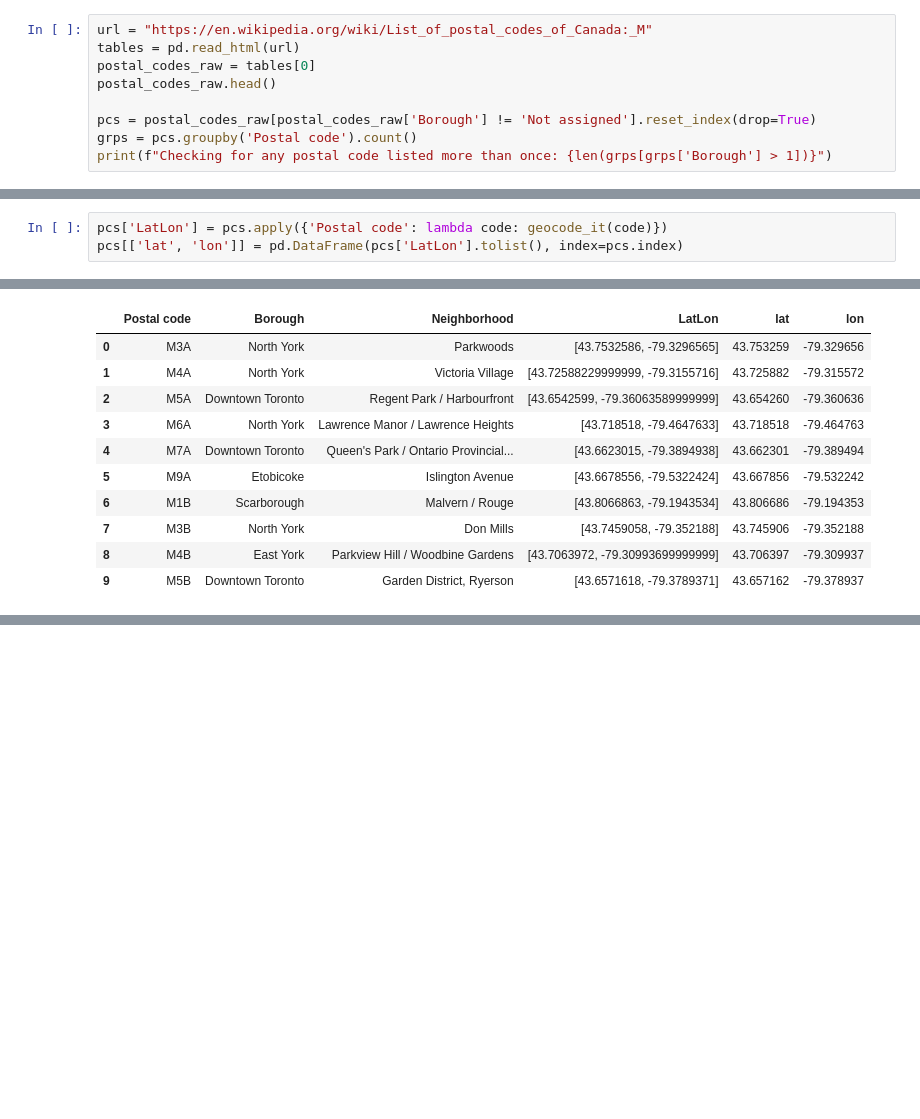
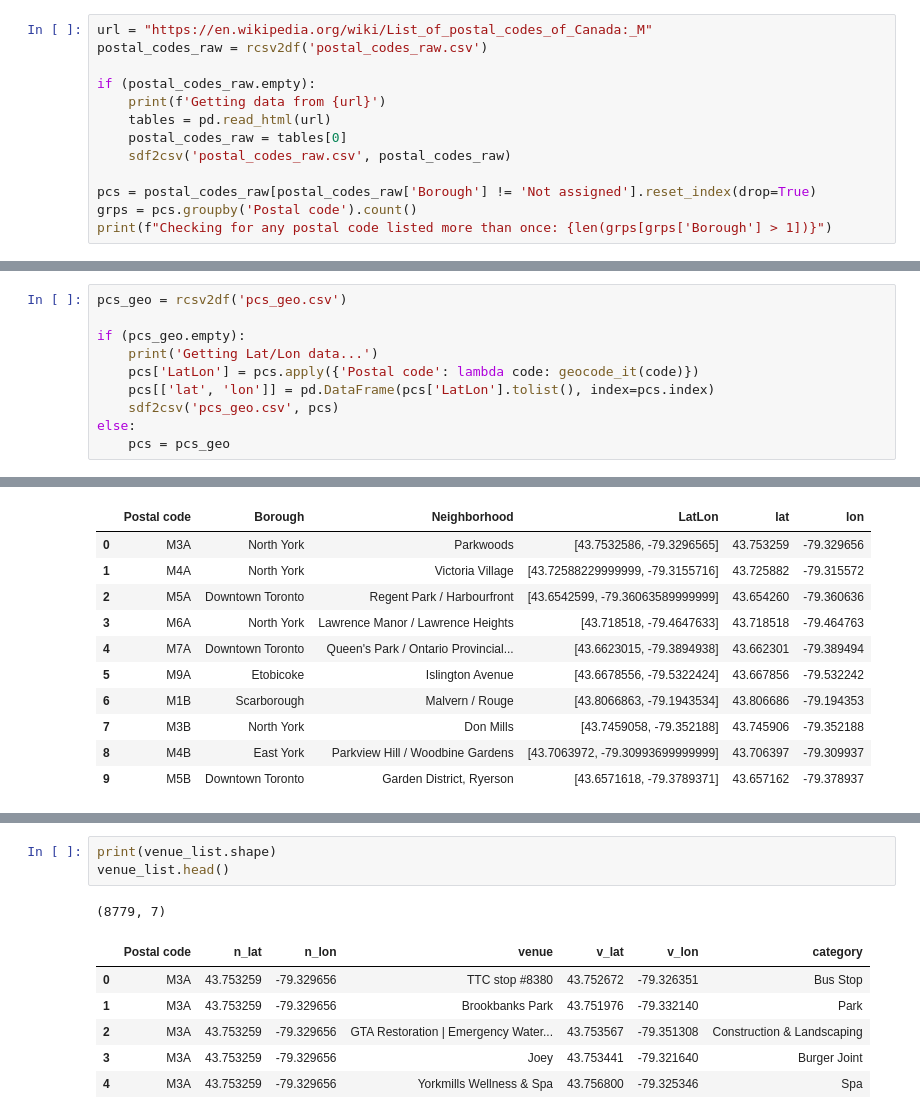
Before and after one commit to sthatcher1118/Coursera_Capstone, a Jupyter notebook: IBM Data Science: Applied Data Science Capstone.ipynb, the cells around one changed output, grey strips where cells are left out. Drawn from its saved outputs; the diff is of its cells as text; blank space fills up the shorter version.

```diff
--- a/IBM Data Science: Applied Data Science Capstone.ipynb
+++ b/IBM Data Science: Applied Data Science Capstone.ipynb
@@ -28,8 +173,12 @@ def geocode_it(postal_code):
 # %%
 url = "https://en.wikipedia.org/wiki/List_of_postal_codes_of_Canada:_M"
-tables = pd.read_html(url)
-postal_codes_raw = tables[0]
-postal_codes_raw.head()
+postal_codes_raw = rcsv2df('postal_codes_raw.csv')
+
+if (postal_codes_raw.empty):
+    print(f'Getting data from {url}')
+    tables = pd.read_html(url)
+    postal_codes_raw = tables[0]
+    sdf2csv('postal_codes_raw.csv', postal_codes_raw)
 
 pcs = postal_codes_raw[postal_codes_raw['Borough'] != 'Not assigned'].reset_index(drop=True)
 grps = pcs.groupby('Postal code').count()
@@ -60,3 +207,10 @@ Add Latitude and Longitude to the dataframe. First just add the coordinates as a
 # %%
-pcs['LatLon'] = pcs.apply({'Postal code': lambda code: geocode_it(code)})
-pcs[['lat', 'lon']] = pd.DataFrame(pcs['LatLon'].tolist(), index=pcs.index)
+pcs_geo = rcsv2df('pcs_geo.csv')
+
+if (pcs_geo.empty):
+    print('Getting Lat/Lon data...')
+    pcs['LatLon'] = pcs.apply({'Postal code': lambda code: geocode_it(code)})
+    pcs[['lat', 'lon']] = pd.DataFrame(pcs['LatLon'].tolist(), index=pcs.index)
+    sdf2csv('pcs_geo.csv', pcs)
+else:
+    pcs = pcs_geo
@@ -76,0 +267,11 @@ pcs.head(10)
+# %%
+print(venue_list.shape)
+venue_list.head()
+# %% [output]
+(8779, 7)
+|  | Postal code | n_lat | n_lon | venue | v_lat | v_lon | category |
+| 0 | M3A | 43.753259 | -79.329656 | TTC stop #8380 | 43.752672 | -79.326351 | Bus Stop |
+| 1 | M3A | 43.753259 | -79.329656 | Brookbanks Park | 43.751976 | -79.332140 | Park |
+| 2 | M3A | 43.753259 | -79.329656 | GTA Restoration | Emergency Water... | 43.753567 | -79.351308 | Construction & Landscaping |
+| 3 | M3A | 43.753259 | -79.329656 | Joey | 43.753441 | -79.321640 | Burger Joint |
+| 4 | M3A | 43.753259 | -79.329656 | Yorkmills Wellness & Spa | 43.756800 | -79.325346 | Spa |
```
Also changed, not shown: parts of 34 cells of this notebook.
